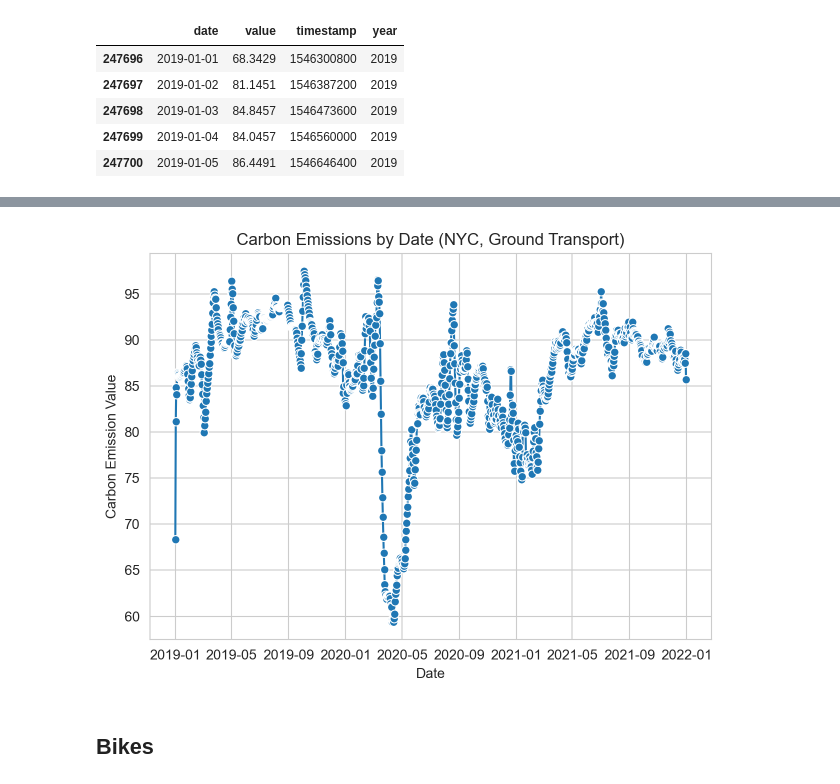
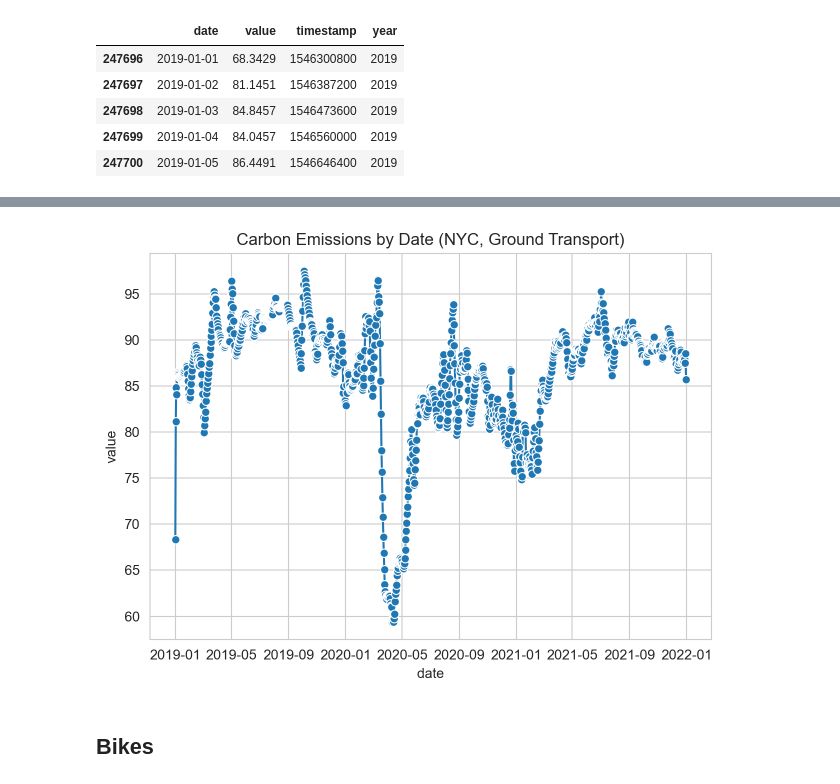
Before and after one commit to nallen19/DSandML, a Jupyter notebook: Project/Project.ipynb, the cells around one changed output, grey strips where cells are left out. Saved outputs shown, nothing was run; the diff lists cells and outputs as text; code cells hidden in the pictures.

```diff
--- a/Project/Project.ipynb
+++ b/Project/Project.ipynb
@@ -37,6 +38,7 @@ df_emissions_clean = df_emissions[(df_emissions['city'] == "New York (Greater)")
                                      (df_emissions['sector'] == "Ground Transport")].copy()
 df_emissions_clean['date'] = pd.to_datetime(df_emissions_clean['date'], format='%d/%m/%Y')
 df_emissions_clean['year'] = df_emissions_clean['date'].dt.year
+df_emissions_clean['date'] = df_emissions_clean['date'].dt.date
 
 df_emissions_clean.drop(columns=['city', 'sector'], inplace=True)
 df_emissions_clean.head()
@@ -64,13 +62,11 @@ plt.show()
 # %%
 df_emissions_clean = df_emissions_clean[df_emissions_clean['year'] != 2022]
 sns.lineplot(x='date', y='value', data=df_emissions_clean, marker='o')
 plt.title('Carbon Emissions by Date (NYC, Ground Transport)')
-plt.xlabel('Date')
-plt.ylabel('Carbon Emission Value')
 plt.tight_layout()
 plt.show()
 # %% [output]
-[figure, old version]
+[figure, new version]
 # %% [markdown]
 ## Bikes
 # %%
```
Also changed, not shown: parts of 20 cells of this notebook.
